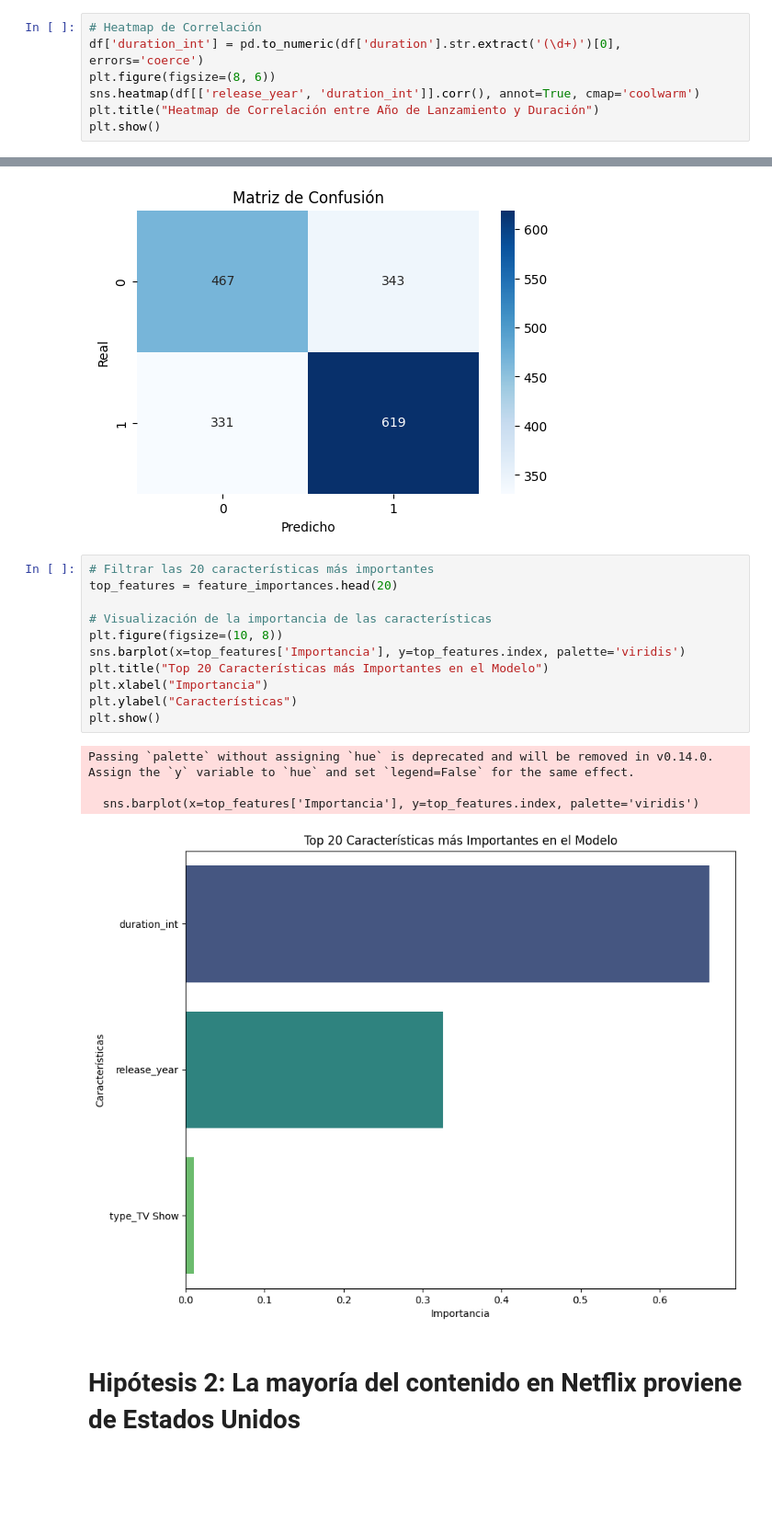
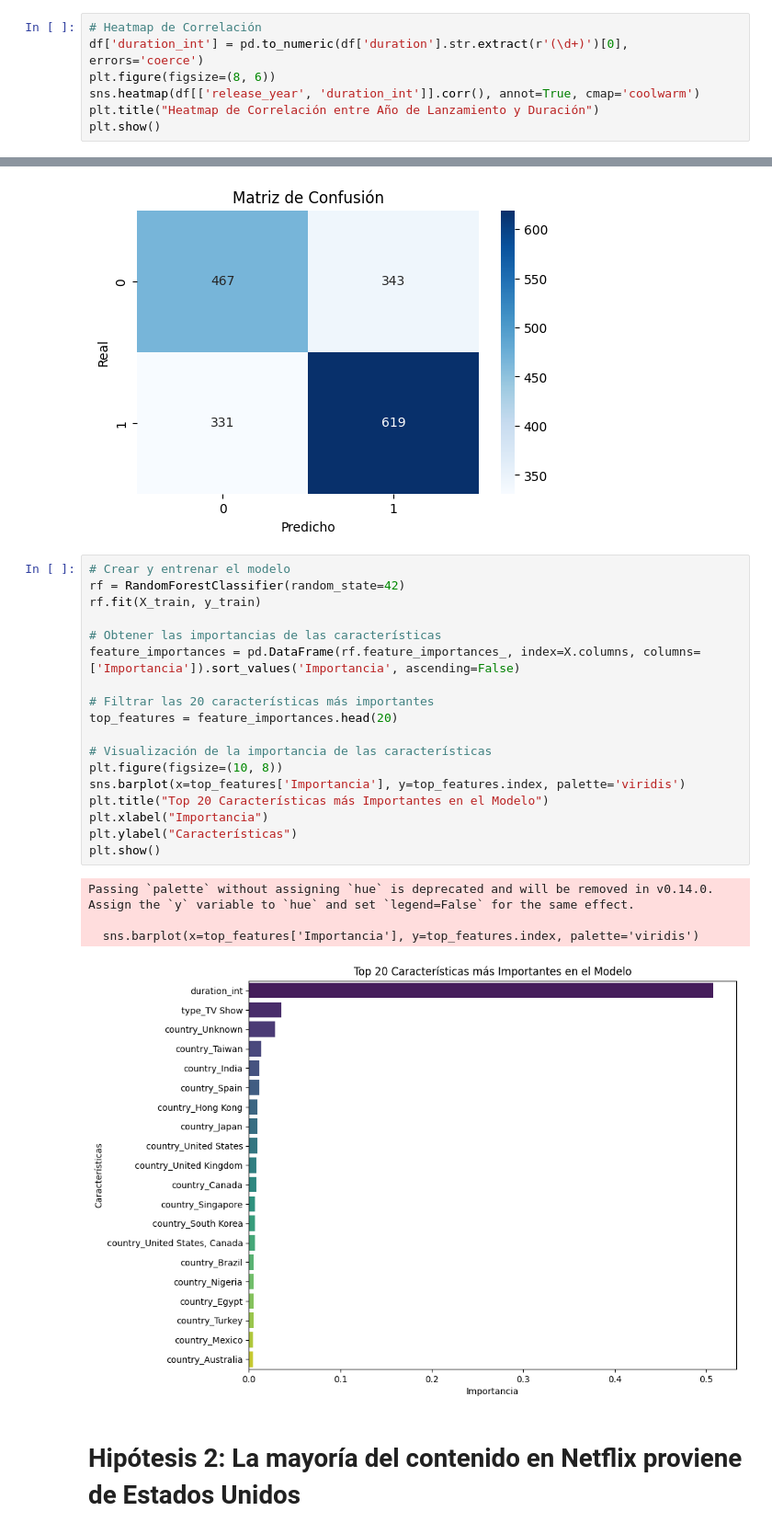
Before and after one commit to JavierJimenez89/proyecto_thebridge, a Jupyter notebook: src/notebooks/eda_lm_netfx.ipynb, the cells around one changed output, grey strips where cells are left out. Shown at 92% size. Saved outputs shown, nothing was run; the diff lists cells and outputs as text; blank space fills up the shorter version.

```diff
--- a/src/notebooks/eda_lm_netfx.ipynb
+++ b/src/notebooks/eda_lm_netfx.ipynb
@@ -279,7 +279,7 @@ plt.show()
 ### Análisis Multivariante
 # %%
 # Heatmap de Correlación
-df['duration_int'] = pd.to_numeric(df['duration'].str.extract('(\d+)')[0], errors='coerce')
+df['duration_int'] = pd.to_numeric(df['duration'].str.extract(r'(\d+)')[0], errors='coerce')
 plt.figure(figsize=(8, 6))
 sns.heatmap(df[['release_year', 'duration_int']].corr(), annot=True, cmap='coolwarm')
 plt.title("Heatmap de Correlación entre Año de Lanzamiento y Duración")
@@ -362,21 +362,28 @@ Matriz de Confusión:
  [331 619]]
 [figure]
 # %%
+# Crear y entrenar el modelo
+rf = RandomForestClassifier(random_state=42)
+rf.fit(X_train, y_train)
+
+# Obtener las importancias de las características
+feature_importances = pd.DataFrame(rf.feature_importances_, index=X.columns, columns=['Importancia']).sort_values('Importancia', ascending=False)
+
 # Filtrar las 20 características más importantes
 top_features = feature_importances.head(20)
 
 # Visualización de la importancia de las características
 plt.figure(figsize=(10, 8))
 sns.barplot(x=top_features['Importancia'], y=top_features.index, palette='viridis')
 plt.title("Top 20 Características más Importantes en el Modelo")
 plt.xlabel("Importancia")
 plt.ylabel("Características")
 plt.show()
 # %% [output]
 Passing `palette` without assigning `hue` is deprecated and will be removed in v0.14.0. Assign the `y` variable to `hue` and set `legend=False` for the same effect.
 
   sns.barplot(x=top_features['Importancia'], y=top_features.index, palette='viridis')
-[figure, old version]
+[figure, new version]
 # %% [markdown]
 # Hipótesis 2: La mayoría del contenido en Netflix proviene de Estados Unidos
 # %% [markdown]
```
